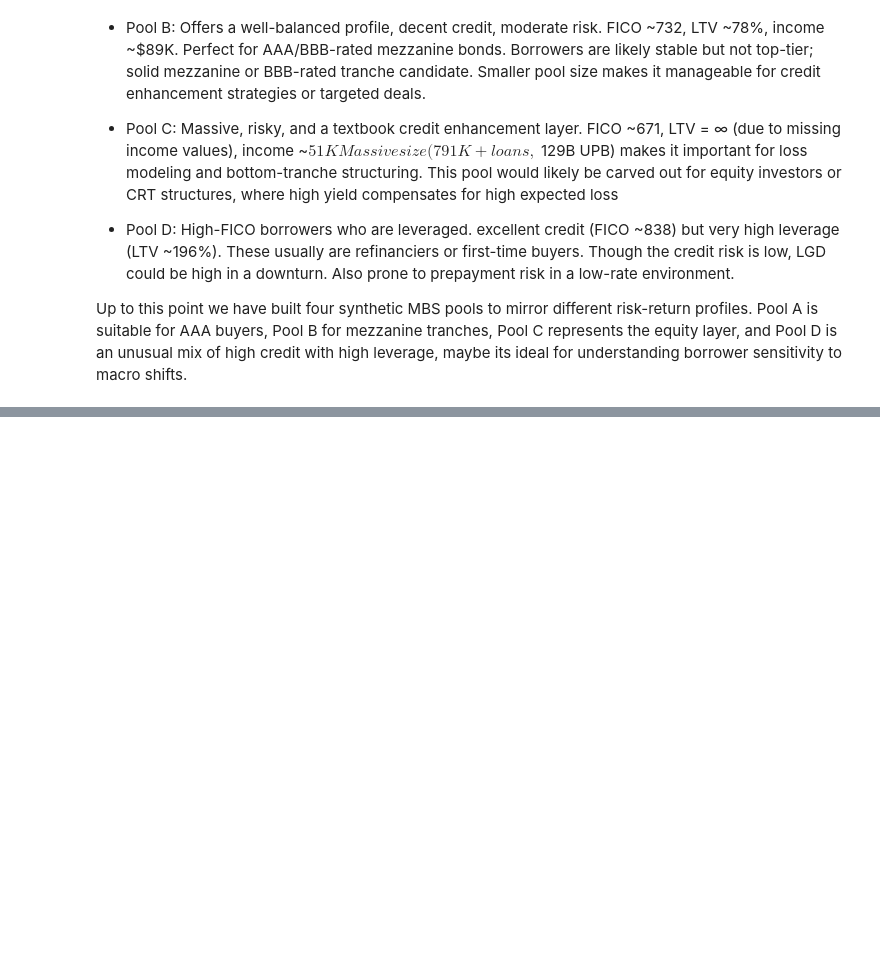
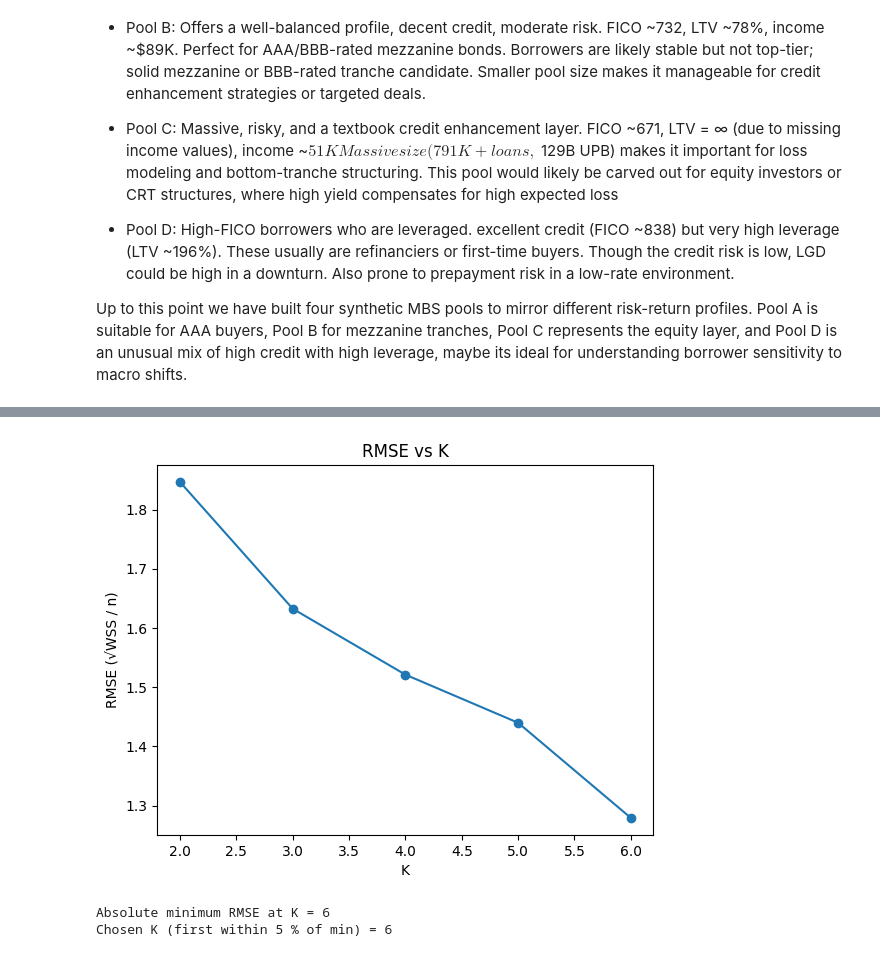
Before and after one commit to Louie-AL/loan-level-data-project, a Jupyter notebook: loans-lvl-data-dataset.ipynb, the cells around one changed output, grey strips where cells are left out. Saved outputs shown, nothing was run; the diff lists cells and outputs as text; code cells hidden in the pictures; blank space fills up the shorter version.

```diff
--- a/loans-lvl-data-dataset.ipynb
+++ b/loans-lvl-data-dataset.ipynb
@@ -484,0 +571,23 @@ Up to this point we have built four synthetic MBS pools to mirror different risk
+# %%
+N = X.shape[0]                       # total observations
+rmse = np.sqrt(np.array(inertias) / N)
+
+# --- plot -------------------------------------------------------------------
+fig, ax = plt.subplots()
+ax.plot(K_range, rmse, marker="o")
+ax.set_xlabel("K"); ax.set_ylabel("RMSE (√WSS / n)")
+ax.set_title("RMSE vs K")
+plt.show()
+
+# --- choose optimal K -------------------------------------------------------
+# Rule: smallest K with RMSE within 5 % of the absolute minimum
+rmse_min   = rmse.min()
+tolerance  = 0.05 * rmse_min
+k_rmse_opt = int(K_range[np.where(rmse <= rmse_min + tolerance)[0][0]])
+
+print(f"Absolute minimum RMSE at K = {int(K_range[rmse.argmin()])}")
+print(f"Chosen K (first within 5 % of min) = {k_rmse_opt}")
+# %% [output]
+[figure, added]
+Absolute minimum RMSE at K = 6
+Chosen K (first within 5 % of min) = 6
```
Also changed, not shown: parts of 16 cells of this notebook.
